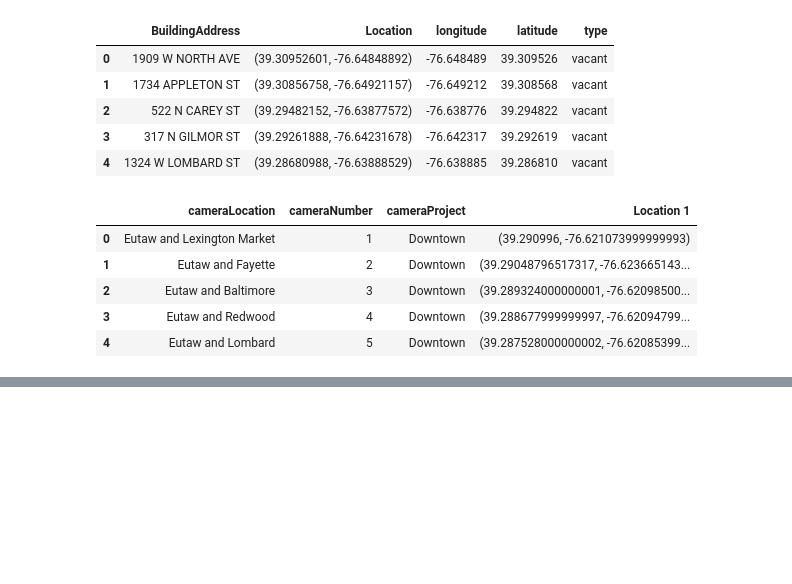
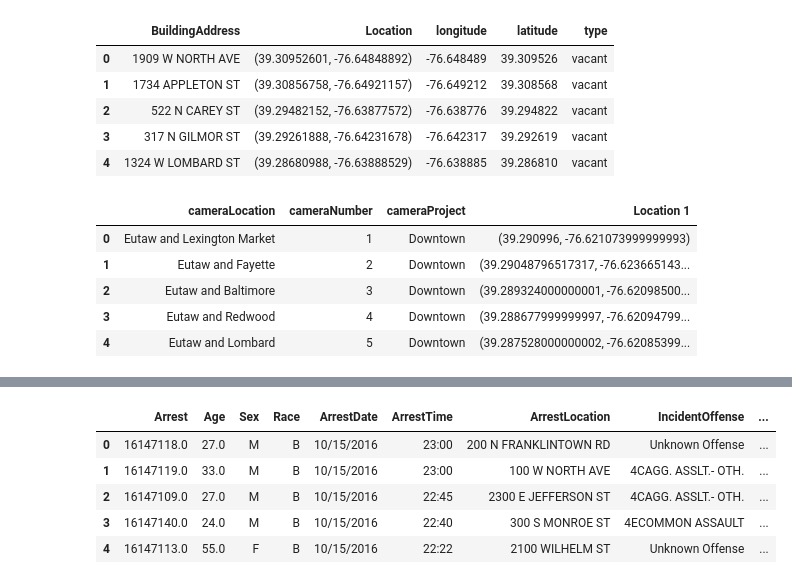
Before and after one commit to bradygp/safe-bmore, a Jupyter notebook: bathtub.ipynb, the cells around one changed output, grey strips where cells are left out. Cells and saved outputs as stored; diff of their text form; code cells hidden in the pictures; blank space fills up the shorter version.

```diff
--- a/bathtub.ipynb
+++ b/bathtub.ipynb
@@ -284,0 +283,11 @@ cctv.head()
+# %%
+arrests = pd.read_csv('data/BPD_Arrests.csv')
+# %%
+arrests.head()
+# %% [output]
+|  | Arrest | Age | Sex | Race | ArrestDate | ArrestTime | ArrestLocation | IncidentOffense | ... |
+| 0 | 16147118.0 | 27.0 | M | B | 10/15/2016 | 23:00 | 200 N FRANKLINTOWN RD | Unknown Offense | ... |
+| 1 | 16147119.0 | 33.0 | M | B | 10/15/2016 | 23:00 | 100 W NORTH AVE | 4CAGG. ASSLT.- OTH. | ... |
+| 2 | 16147109.0 | 27.0 | M | B | 10/15/2016 | 22:45 | 2300 E JEFFERSON ST | 4CAGG. ASSLT.- OTH. | ... |
+| 3 | 16147140.0 | 24.0 | M | B | 10/15/2016 | 22:40 | 300 S MONROE ST | 4ECOMMON ASSAULT | ... |
+| 4 | 16147113.0 | 55.0 | F | B | 10/15/2016 | 22:22 | 2100 WILHELM ST | Unknown Offense | ... |
```
Also changed, not shown: parts of 8 cells of this notebook, 32 other files.
